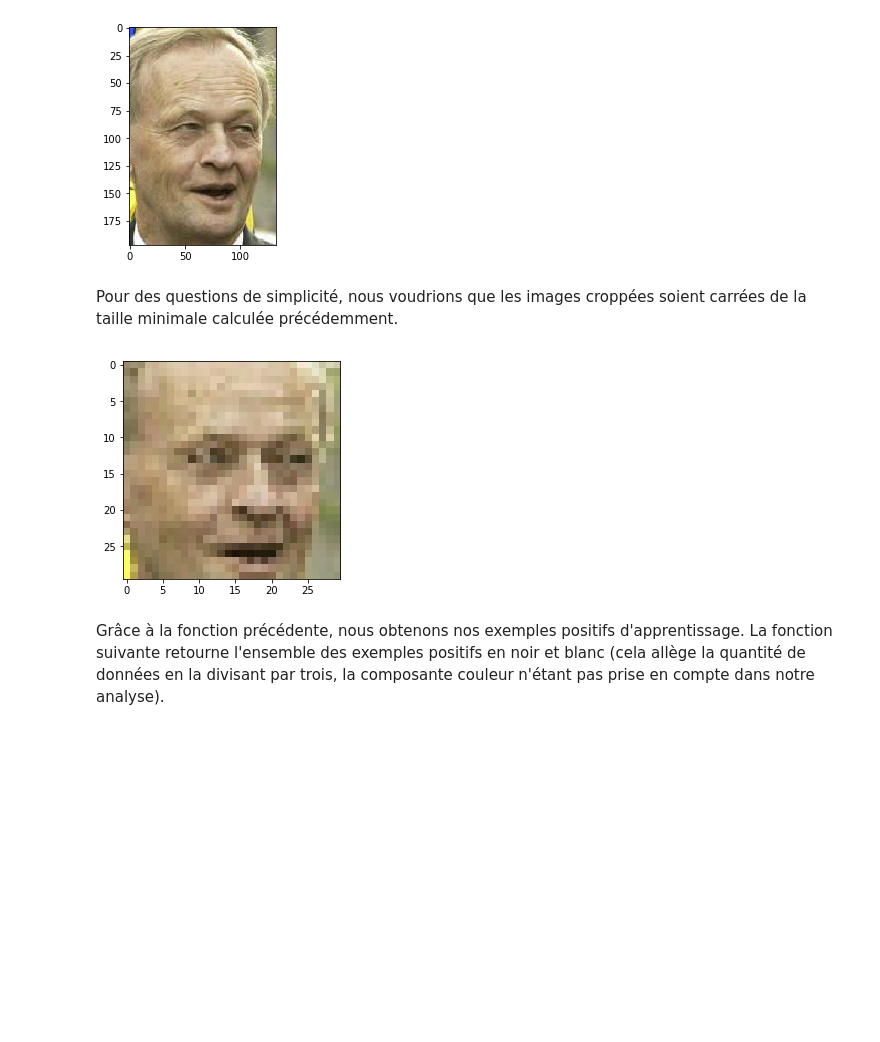
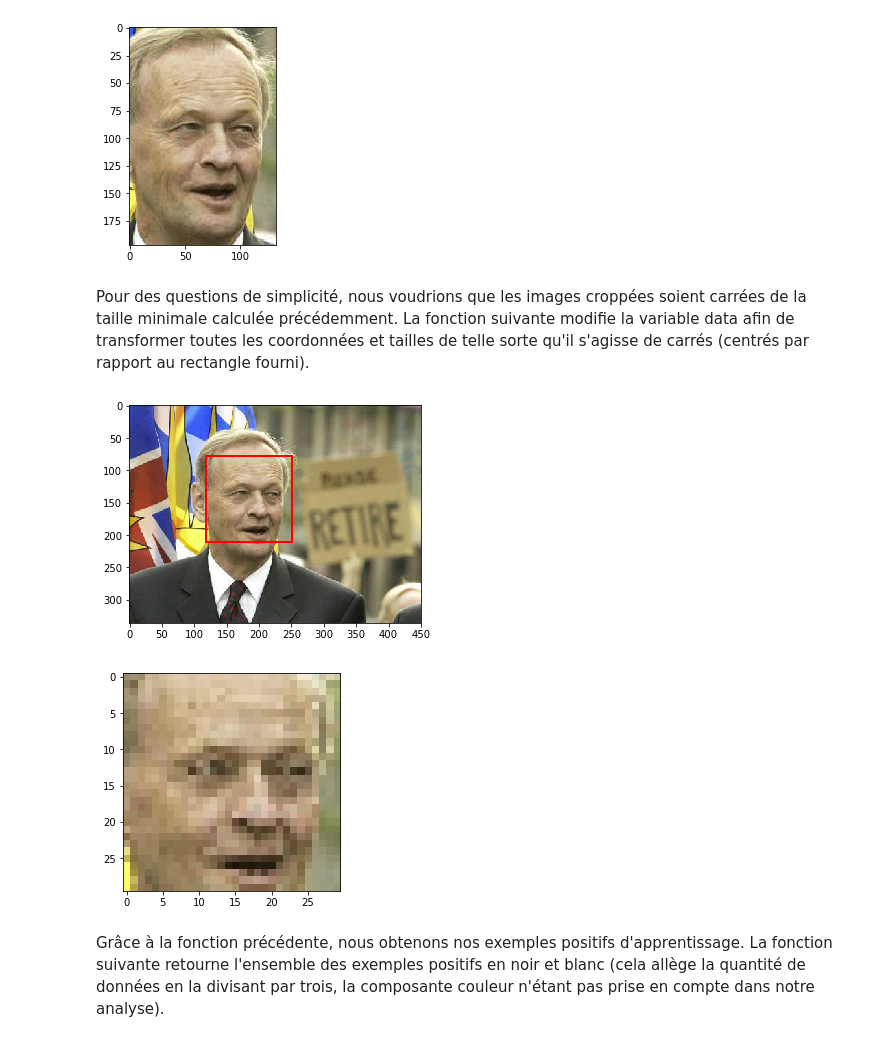
Before and after one commit to guillaumejounel/Face-detection, a Jupyter notebook: Projet - détection de visage.ipynb, the cells around one changed output. Cells and saved outputs as stored; diff of their text form; code cells hidden in the pictures; blank space fills up the shorter version.

```diff
--- a/Projet - détection de visage.ipynb
+++ b/Projet - détection de visage.ipynb
@@ -26,7 +26,7 @@ Les fenêtres étant de tailles différentes, il est nécessaire de connaître l
 # %%
-def smallestFace(data):
+def minFace(data):
     return int(np.min(data[:,3:]))
 
-newSize = smallestFace(data)
-print("smallestFace =", newSize)
+newSize = minFace(data)
+print("minFace =", newSize)
 # %% [output]
@@ -56,37 +56,48 @@ La fonction suivante permet de cropper l'image selon ce rectangle.
 # %%
-def cropImage(n, data, pathTrain):
+def cropImage(n, data, pathTrain, newsize=0):
     img = np.array(Image.open(pathTrain +"%04d"%(n)+".jpg"), dtype=np.uint8)
     x, y, w, h = map(int, data[n-1][1:])
     img = img[y:y+h, x:x+w]
-    fig,ax = plt.subplots(1)
-    ax.imshow(img)
-    plt.show()
+    if newsize:
+        img = resize(img, (newsize, newsize), mode='reflect')
+    return img
 
-cropImage(14,data,pathTrain)
+image = cropImage(14,data,pathTrain)
+fig,ax = plt.subplots(1)
+ax.imshow(image)
+plt.show()
 # %% [output]
 [figure]
 # %% [markdown]
-Pour des questions de simplicité, nous voudrions que les images croppées soient carrées de la taille minimale calculée précédemment.
+Pour des questions de simplicité, nous voudrions que les images croppées soient carrées de la taille minimale calculée précédemment. La fonction suivante modifie la variable data afin de transformer toutes les coordonnées et tailles de telle sorte qu'il s'agisse de carrés (centrés par rapport au rectangle fourni).
-# %%
-def cropImageSquare(n, data, pathTrain, newsize):
-    # Chargement de l'image
-    img = np.array(Image.open(pathTrain +"%04d"%(n)+".jpg"), dtype=np.uint8)
-    # Récupération du rectangle
-    x, y, w, h = map(int, data[n-1][1:])
-    # Transformation en carré
-    minwh = min(w,h)
-    x+=(w-minwh)//2 # Pour centrer le carré //2
-    y+=(h-minwh)//2
-    # Recadrement de l'image
-    img = img[y:y+minwh, x:x+minwh]
-    # Redimensionnement de l'image
-    return resize(img, (newsize, newsize), mode='reflect')
-
-fig,ax = plt.subplots(1)
-ax.imshow(cropImageSquare(14,data,pathTrain, newSize))
-plt.show()
-# %% [output]
-[figure, removed]
+# %%
+def dataSquare(data):
+    # Récupération des "rectangles"
+    newData = np.array(data)
+    # Récupération du minimum entre la largeur et la hauteur
+    minwh = np.minimum(data[:,3], data[:,4])
+    # Modification de la largeur
+    newData[:,1] += (data[:,3]-minwh)//2
+    # Modification de la hauteur
+    newData[:,2] += (data[:,4]-minwh)//2
+    # Transformation des rectangles en carrés
+    newData[:,3:] = np.transpose(np.array([minwh, minwh]))
+    return newData
+
+# Calcul des nouvelles coordonnées
+dataPositif = dataSquare(data)
+
+# Affichage des coordonnées sur une images
+afficherImgRect(14, dataPositif, pathTrain)
+
+#Recadrement et redimensionnement de l'image
+image = cropImage(14,dataPositif,pathTrain, newSize)
+fig,ax = plt.subplots(1)
+ax.imshow(image)
+plt.show()
+# %% [output]
+[figure, added]
+[figure, added]
 # %% [markdown]
 Grâce à la fonction précédente, nous obtenons nos exemples positifs d'apprentissage. La fonction suivante retourne l'ensemble des exemples positifs en noir et blanc (cela allège la quantité de données en la divisant par trois, la composante couleur n'étant pas prise en compte dans notre analyse).
 # %%
```
Also changed, not shown: parts of 9 cells of this notebook, 1 other file.
